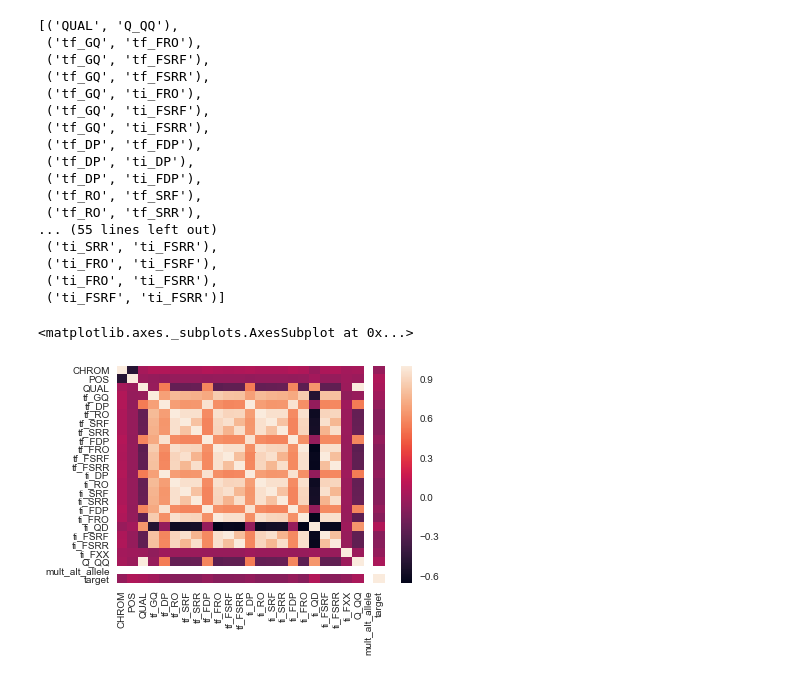
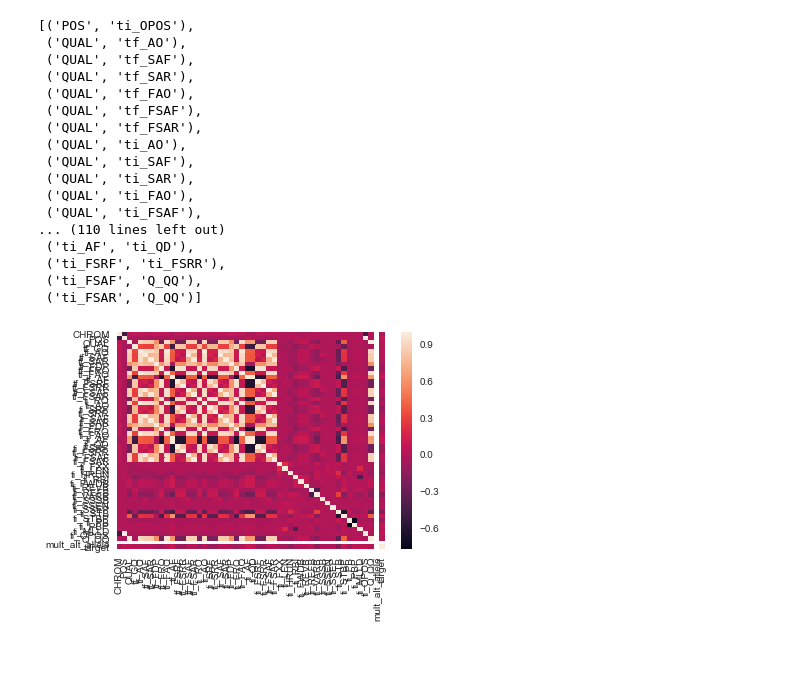
Before and after one commit to jjuhn/little_ds_problem, a Jupyter notebook: code/proton_practice.ipynb, the cells around one changed output. Cells and saved outputs as stored; diff of their text form; code cells hidden in the pictures.

```diff
--- a/code/proton_practice.ipynb
+++ b/code/proton_practice.ipynb
@@ -35,8 +38,6 @@ def get_mult_alt(row):
 df["mult_alt_allele"] = df.apply(get_mult_alt, axis=1)
 
 
-
-
 # Q_BD is our Target.  Looking at this, there is only two option.  FP or TP.
 # I will make another column called target FP = 0 or FALSE, TP = 1 or TRUE.
 
@@ -49,7 +50,19 @@ def get_target(row):
 
 df["target"] = df.apply(get_target, axis=1)
 
+# excluding multiple alt allele
 df = df[df.mult_alt_allele != 1]
+
+
+# pandas somehow defaulted some columns as object type, I am casting them to float.
+obj_df = df.select_dtypes(include=['object']).copy()
+fs = ['tf_AO','tf_SAF','tf_SAR','tf_FAO','tf_AF','tf_FSAF','tf_FSAR','ti_AO','ti_SAF','ti_SAR','ti_FAO', 'ti_AF', 'ti_FSAF', 'ti_FSAR', 'ti_RBI', 'ti_LEN', 'ti_HRUN', 'ti_RBI', 'ti_FWDB',
+       'ti_REVB', 'ti_REFB', 'ti_VARB', 'ti_SSSB', 'ti_SSEN', 'ti_SSEP',
+       'ti_STB', 'ti_STBP', 'ti_PB', 'ti_PBP', 'ti_MLLD', 'ti_OPOS' ]
+
+for f in fs:
+    s = obj_df[f]
+    df[f] = pd.to_numeric(s, downcast='float')
 # %%
 # Convert categorical values into continuous variables.
 # This is very painful part when you have 76 columns
@@ -79,8 +73,7 @@ df
 # keep tf_GQ
 # drop 'tf_DP', 'tf_RO', 'tf_SRF', 'tf_SRR'
 
-# df = df.drop(['tf_DP', 'ti_DP', 'tf_RO', 'tf_SRF', 'tf_SRR'], axis=1)
-
+df = df.drop(['tf_DP', 'ti_DP', 'tf_RO', 'tf_SRF', 'tf_SRR', 'ti_OPOS'], axis=1)
 
 corr_matrix = df.corr()
 
@@ -97,28 +90,31 @@ high_corr_var
 
 # df[["tf_GQ",'tf_FSRF']]
 # %% [output]
-[('QUAL', 'Q_QQ'),
- ('tf_GQ', 'tf_FRO'),
- ('tf_GQ', 'tf_FSRF'),
- ('tf_GQ', 'tf_FSRR'),
- ('tf_GQ', 'ti_FRO'),
- ('tf_GQ', 'ti_FSRF'),
- ('tf_GQ', 'ti_FSRR'),
- ('tf_DP', 'tf_FDP'),
- ('tf_DP', 'ti_DP'),
- ('tf_DP', 'ti_FDP'),
- ('tf_RO', 'tf_SRF'),
- ('tf_RO', 'tf_SRR'),
-... (55 lines left out)
- ('ti_SRR', 'ti_FSRR'),
- ('ti_FRO', 'ti_FSRF'),
- ('ti_FRO', 'ti_FSRR'),
- ('ti_FSRF', 'ti_FSRR')]
+[('POS', 'ti_OPOS'),
+ ('QUAL', 'tf_AO'),
+ ('QUAL', 'tf_SAF'),
+ ('QUAL', 'tf_SAR'),
+ ('QUAL', 'tf_FAO'),
+ ('QUAL', 'tf_FSAF'),
+ ('QUAL', 'tf_FSAR'),
+ ('QUAL', 'ti_AO'),
+ ('QUAL', 'ti_SAF'),
+ ('QUAL', 'ti_SAR'),
+ ('QUAL', 'ti_FAO'),
+ ('QUAL', 'ti_FSAF'),
+... (110 lines left out)
+ ('ti_AF', 'ti_QD'),
+ ('ti_FSRF', 'ti_FSRR'),
+ ('ti_FSAF', 'Q_QQ'),
+ ('ti_FSAR', 'Q_QQ')]
 # %%
 corr = df.corr()
-sns.heatmap(corr,
+ax = sns.heatmap(corr,
             xticklabels=corr.columns.values,
             yticklabels=corr.columns.values)
+
+
+fig = ax.get_figure()
+fig.savefig('heatmap.png')
 # %% [output]
-<matplotlib.axes._subplots.AxesSubplot at 0x...>
-[figure, old version]
+[figure, new version]
```
Also changed, not shown: parts of 7 cells of this notebook.
